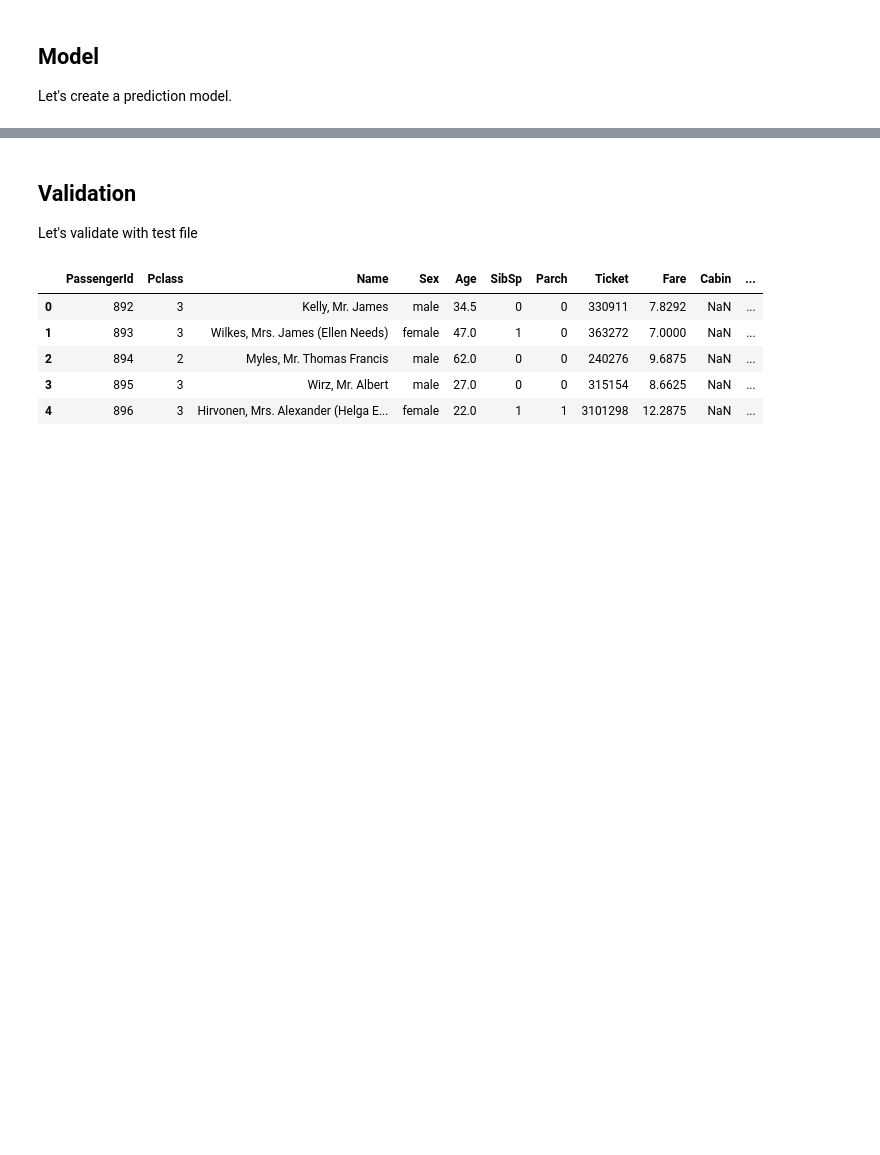
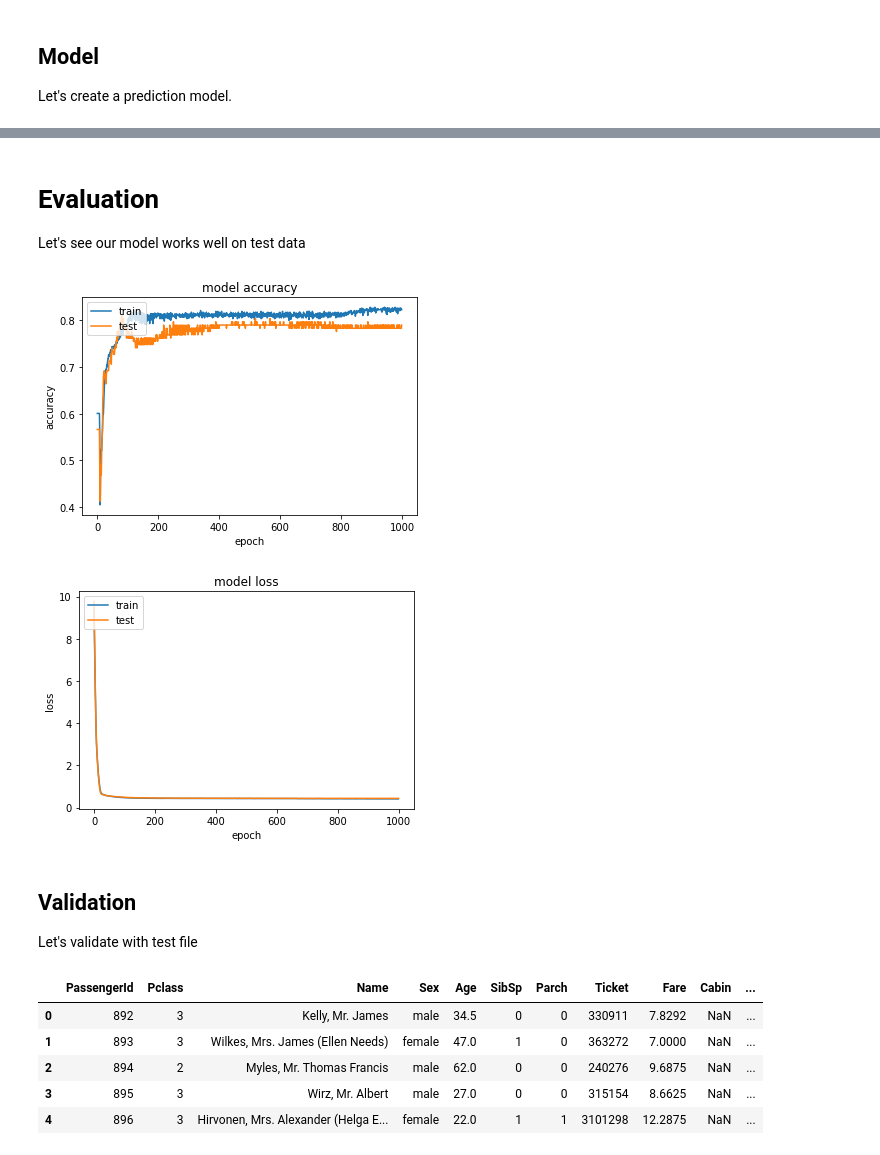
Before and after one commit to Tantatorn-dev/boku-no-notebooks, a Jupyter notebook: titanic.ipynb, the cells around one changed output, grey strips where cells are left out. Drawn from its saved outputs; the diff is of its cells as text; code cells hidden in the pictures; blank space fills up the shorter version.

```diff
--- a/titanic.ipynb
+++ b/titanic.ipynb
@@ -174,7 +196,7 @@ Let's create a prediction model.
 import tensorflow as tf
 
 model = tf.keras.models.Sequential([
-                                    tf.keras.layers.Dense(6,activation='relu'),
+                                    tf.keras.layers.Dense(9,activation='relu'),
                                     tf.keras.layers.Dense(1,activation='sigmoid')
 ])
 
@@ -187,4 +209,6 @@ print(y_test.shape)
 (143,)
 # %%
-history = model.fit(X_train,y_train,epochs=100,validation_data=(X_test,y_test))
+history = model.fit(X_train, y_train, epochs=1000,
+                    verbose = 0,
+                    validation_data=(X_test,y_test))
 # %% [output]
@@ -208,3 +220,26 @@ Epoch 100/100
+# %% [markdown]
+# Evaluation
+Let's see our model works well on test data
+# %%
+# summarize history for accuracy
+plt.plot(history.history['acc'])
+plt.plot(history.history['val_acc'])
+plt.title('model accuracy')
+plt.ylabel('accuracy')
+plt.xlabel('epoch')
+plt.legend(['train', 'test'], loc='upper left')
+plt.show()
+# summarize history for loss
+plt.plot(history.history['loss'])
+plt.plot(history.history['val_loss'])
+plt.title('model loss')
+plt.ylabel('loss')
+plt.xlabel('epoch')
+plt.legend(['train', 'test'], loc='upper left')
+plt.show()
+# %% [output]
+[figure, added]
+[figure, added]
 # %% [markdown]
 ## Validation
 Let's validate with test file
```
Also changed, not shown: parts of 13 cells of this notebook.
